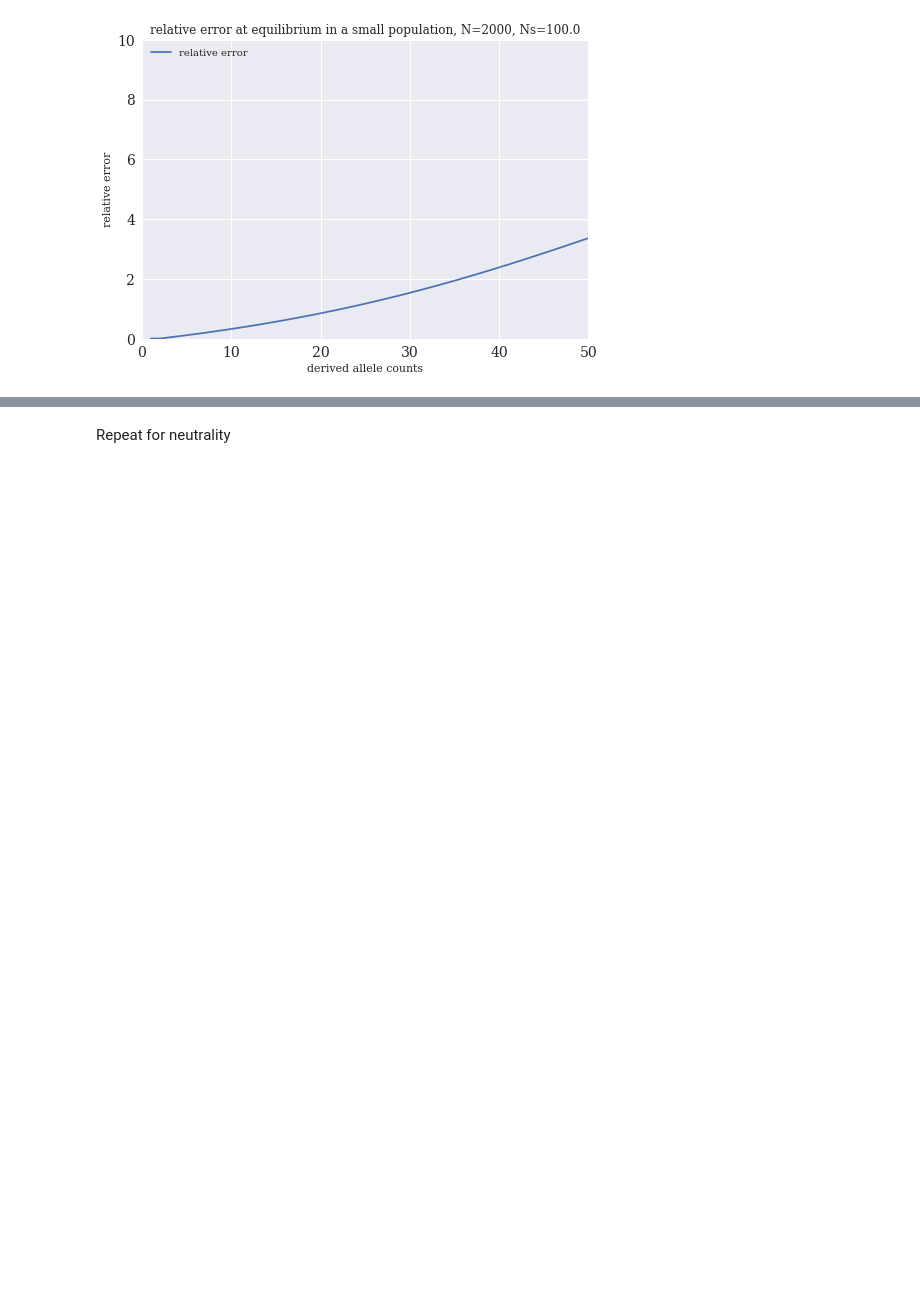
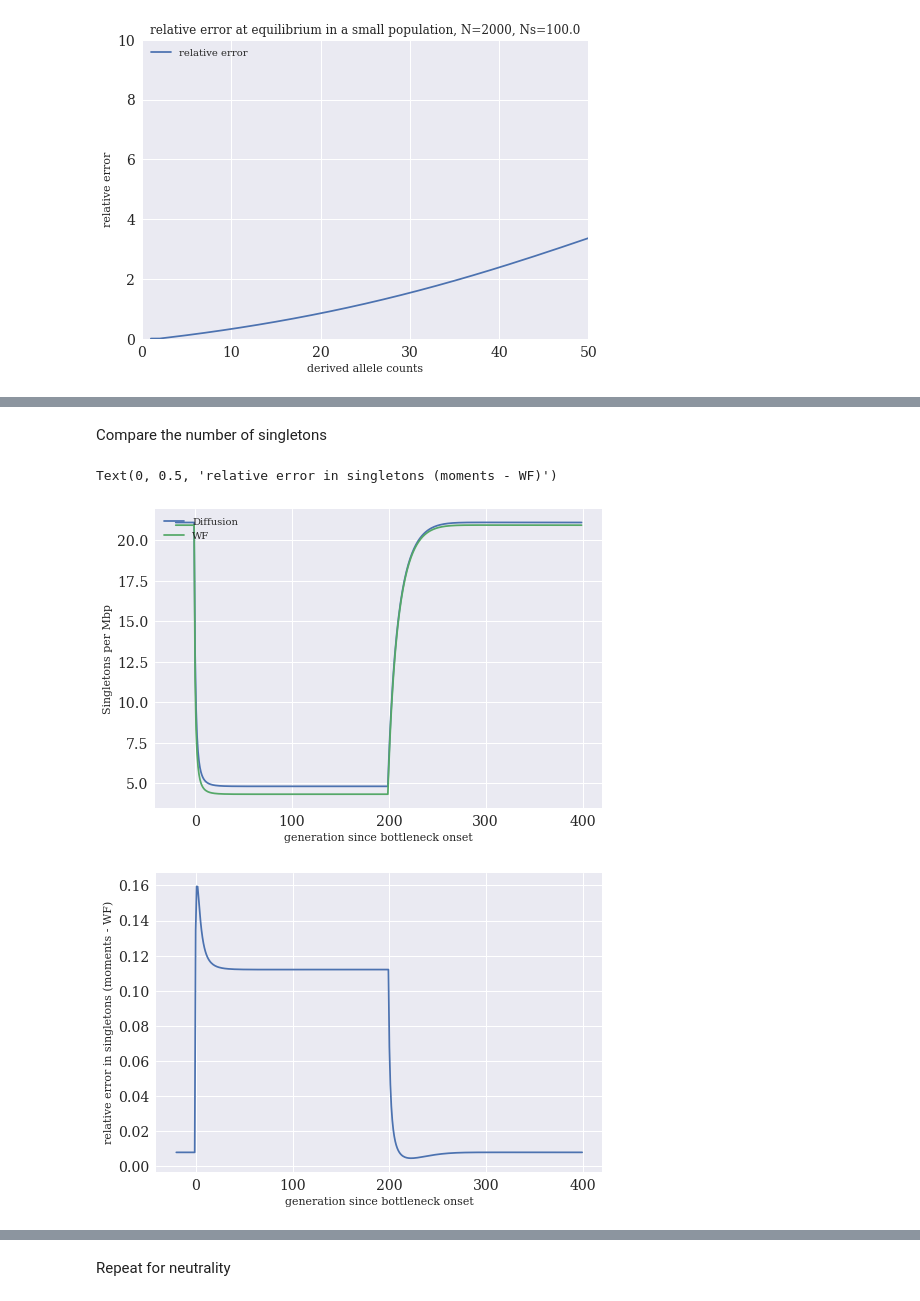
Before and after one commit to ivan-krukov/taming-strong-selection, a Jupyter notebook: src/explore_convergence.ipynb, the cells around one changed output, grey strips where cells are left out. Drawn from its saved outputs; the diff is of its cells as text; code cells hidden in the pictures; blank space fills up the shorter version.

```diff
--- a/src/explore_convergence.ipynb
+++ b/src/explore_convergence.ipynb
@@ -432,4 +463,35 @@ relative error in (n-1)-tons
+# %% [markdown]
+Compare the number of singletons
 # %%
 array_moments = np.array(list_sfs_moments)
 array_WF = np.array(list_sfs_WF)
+# %%
+frequency_bin_to_plot = 0
+generations_since_bottleneck = np.arange(-n_equilibrium_generations,2*n_generations)
+
+
+
+plt.plot(generations_since_bottleneck, 10**6*array_moments[:,frequency_bin_to_plot], label = "Diffusion")
+plt.plot(generations_since_bottleneck, 10**6*array_WF[:,frequency_bin_to_plot], label = "WF")
+plt.xlabel("generation since bottleneck onset")
+plt.ylabel("Singletons per Mbp")
+plt.legend(loc="upper left")
+
+#plt.xlim( [0,400])
+#plt.ylim( [0,1e-7])
+#plt.title("fixation following a bottleneck");
+
+plt.figure()
+
+plt.plot(np.arange(-n_equilibrium_generations, 2*n_generations),
+         (array_moments[:,frequency_bin_to_plot]
+          - array_WF[:,frequency_bin_to_plot])/array_WF[:,frequency_bin_to_plot]
+        )
+
+plt.xlabel("generation since bottleneck onset")
+plt.ylabel("relative error in singletons (moments - WF)")
+# %% [output]
+Text(0, 0.5, 'relative error in singletons (moments - WF)')
+[figure, added]
+[figure, added]
 # %%
```
Also changed, not shown: parts of 46 cells of this notebook.
